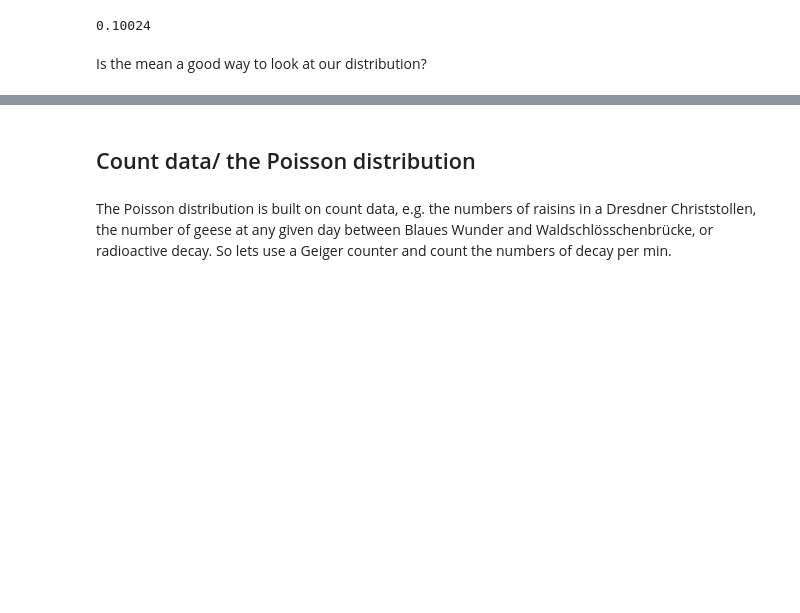
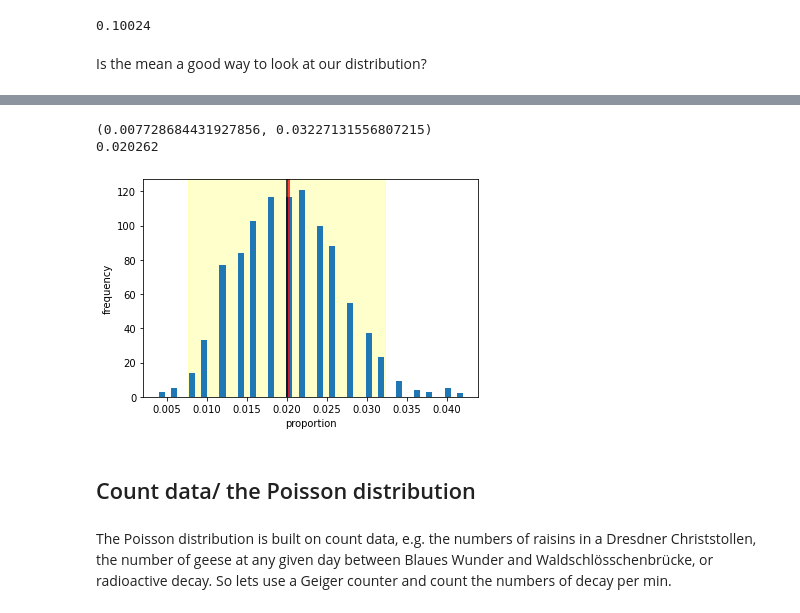
Before and after one commit to BiAPoL/Bio-image_Analysis_with_Python, a Jupyter notebook: biostatistics/stats2.ipynb, the cells around one changed output, grey strips where cells are left out. Drawn from its saved outputs; the diff is of its cells as text; code cells hidden in the pictures; blank space fills up the shorter version.

```diff
--- a/biostatistics/stats2.ipynb
+++ b/biostatistics/stats2.ipynb
@@ -128,3 +128,25 @@ print(statistics.mean(props))
+# %%
+n = 500 # number of trials
+p = 0.02 # probability of each trial
+
+s = np.random.binomial(n, p, 1000) #simulation repeating the experiment 1000 times
+props = s/n
+
+CI= sm.stats.proportion_confint(n*p, n, alpha=0.05)
+print(CI)
+
+plt.axvspan(CI[0],CI[1], alpha=0.2, color='yellow')
+plt.hist(props, bins = 50)
+plt.xlabel("proportion")
+plt.ylabel("frequency")
+plt.axvline(p, color="black")
+plt.axvline(statistics.mean(props), color="red")
+
+print(statistics.mean(props))
+# %% [output]
+(0.007728684431927856, 0.03227131556807215)
+0.020262
+[figure, added]
 # %% [markdown]
 ## Count data/ the Poisson distribution
 # %% [markdown]
```
Also changed, not shown: parts of 5 cells of this notebook.
